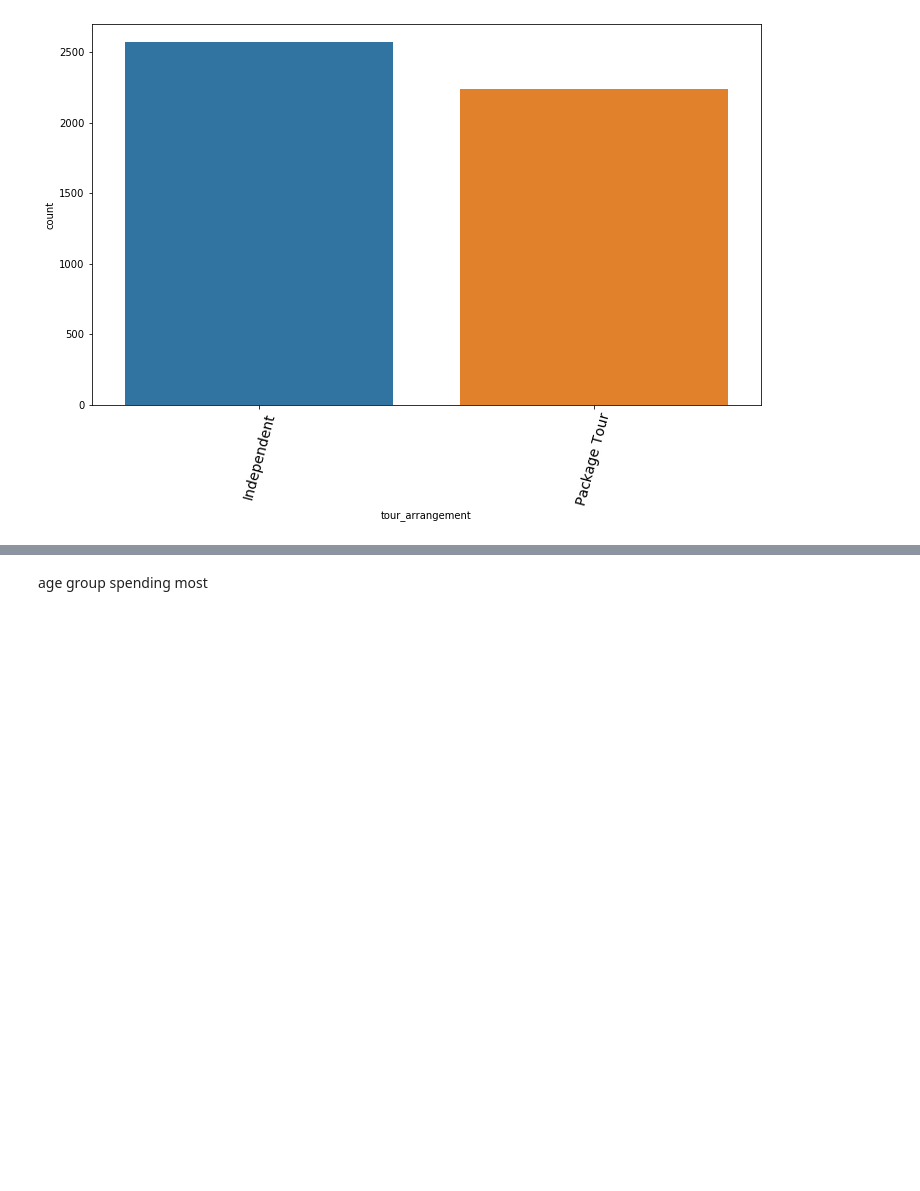
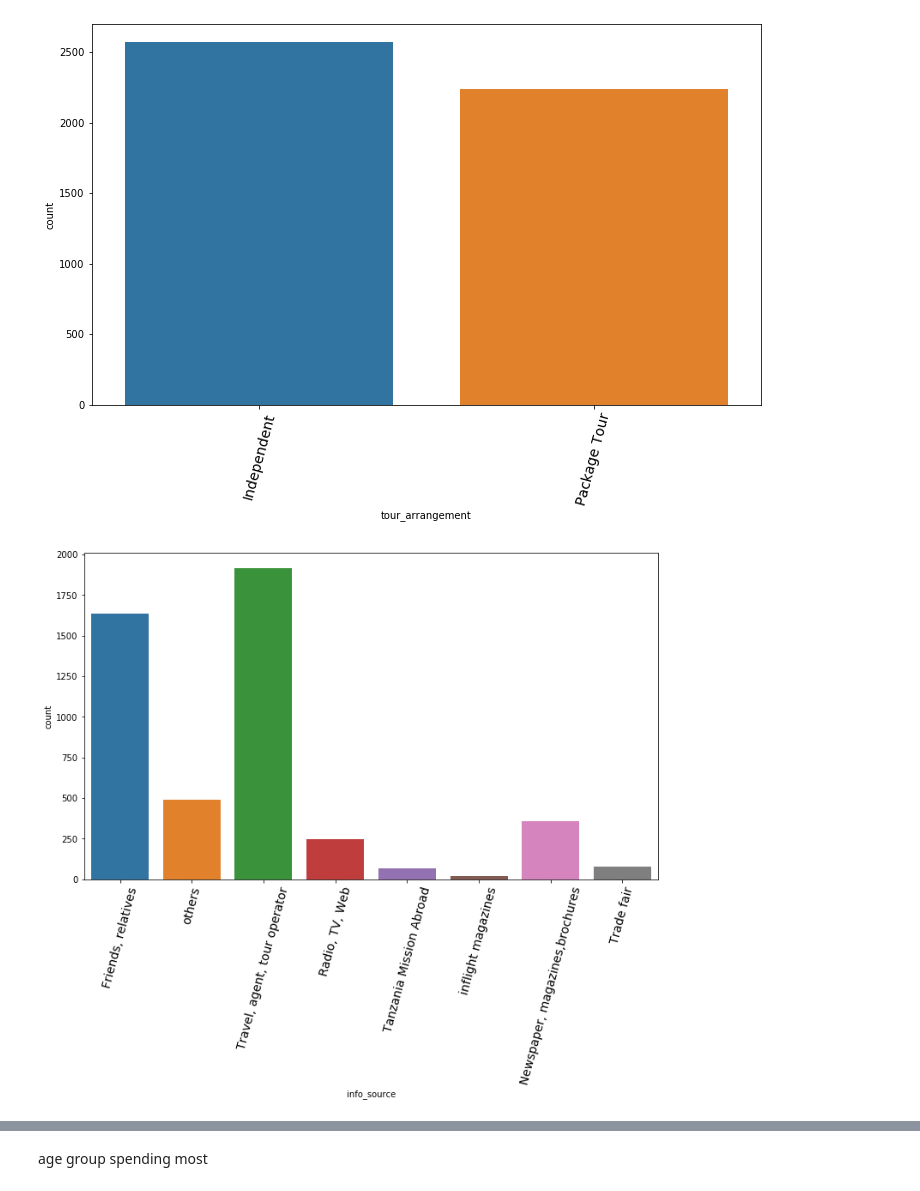
Before and after one commit to joluoch/Tz_Tourism_prediction, a Jupyter notebook: Notebooks/EDA.ipynb, the cells around one changed output, grey strips where cells are left out. Cells and saved outputs as stored; diff of their text form; code cells hidden in the pictures; blank space fills up the shorter version.

```diff
--- a/Notebooks/EDA.ipynb
+++ b/Notebooks/EDA.ipynb
@@ -156,3 +164,7 @@ how many came with tours n travel companies
 plots.plot_count(data,'tour_arrangement','')
 # %% [output]
 [figure]
+# %%
+plots.plot_count(data,'info_source','')
+# %% [output]
+[figure, added]
```
Also changed, not shown: parts of 15 cells of this notebook, 2 other files.
